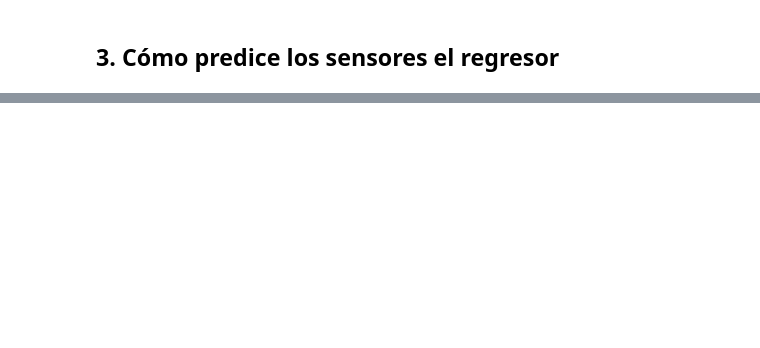
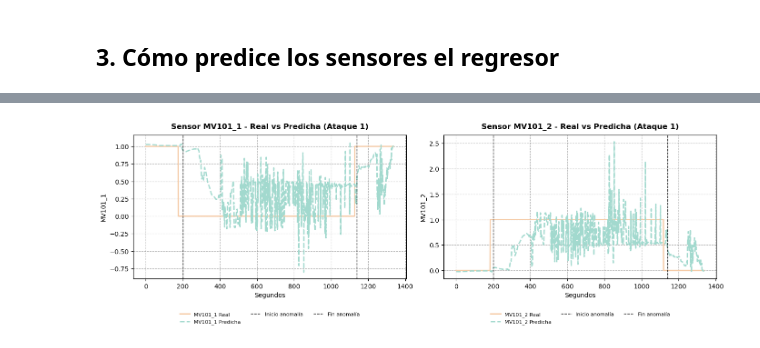
Before and after one commit to Osss04/TrabajoFinGrado, a Jupyter notebook: Creación Modelo/Libretas/Estudio_Salida_del_Modelo.ipynb, the cells around one changed output, grey strips where cells are left out. Cells and saved outputs as stored; diff of their text form; code cells hidden in the pictures; blank space fills up the shorter version.

```diff
--- a/Creación Modelo/Libretas/Estudio_Salida_del_Modelo.ipynb
+++ b/Creación Modelo/Libretas/Estudio_Salida_del_Modelo.ipynb
@@ -14,10 +14,10 @@ salida_modelo = pd.read_csv("salida_modelo.csv")
 #se carga también el test
 test = pd.read_csv("test.csv")
 # %%
-#el modelo tarda 130 filas (segundos) en empezar a predecir, por eso quitamos las primeras 130 filas
+#el modelo tarda 130 filas (segundos) en empezar a predecir, por eso se quitan las primeras 130 filas
 #del test (para que tengan el mismo número de filas)
 
-test = test.iloc[130:]
+#test = test.iloc[130:]
 y_test = test["Normal/Attack"].to_numpy()
 y_test
 # %% [output]
@@ -254,0 +150,68 @@ plt.show()
+# %%
+#ATAQUE 1
+
+#configuración de tiempo
+inicio_dataset = datetime.strptime("28/12/2015 10:00:00", "%d/%m/%Y %H:%M:%S")
+inicio_ataque1 = datetime.strptime("28/12/2015 10:29:14", "%d/%m/%Y %H:%M:%S")
+fin_ataque1 = datetime.strptime("28/12/2015 10:44:53", "%d/%m/%Y %H:%M:%S")
+
+#índices globales
+idx_inicio_ataque = int((inicio_ataque1 - inicio_dataset).total_seconds())
+idx_fin_ataque = int((fin_ataque1 - inicio_dataset).total_seconds())
+
+#ventana +-200s
+start = idx_inicio_ataque - 200
+end = idx_fin_ataque + 200
+
+#offset del modelo
+offset_modelo = 130
+df_real = test.iloc[start:end]
+df_predicha = salida_modelo.iloc[start - offset_modelo : end - offset_modelo].copy()
+
+#resetear índices para alinear con ventana
+df_real = df_real.reset_index(drop=True)
+df_predicha = df_predicha.reset_index(drop=True)
+
+#índices relativos (dentro del gráfico) para marcar inicio y fin del ataque
+x_inicio_anomalia = idx_inicio_ataque - start
+x_fin_anomalia = idx_fin_ataque - start
+
+#buscar primera detección de anomalía en la ventana (ajustada por offset)
+anomalias = salida_modelo["Anomalía"].iloc[start - offset_modelo : end - offset_modelo].reset_index(drop=True)
+indices_anomalia = anomalias[anomalias == 1].index
+primer_anomalia = indices_anomalia[0] if not indices_anomalia.empty else None
+
+#columnas a graficar
+columnas = [
+    'MV101_1', 'MV101_2']
+
+#gráfico
+num_filas = (len(columnas) + 1) // 2
+plt.figure(figsize=(14, num_filas * 5))
+colores = ['#f5cba7','#a2d9ce']
+
+for i, columna in enumerate(columnas):
+    plt.subplot(num_filas, 2, i + 1)
+    plt.plot(df_real[columna], label=f'{columna} Real', color=colores[0], linewidth=2)
+    plt.plot(df_predicha[columna], label=f'{columna} Predicha', color=colores[1], linestyle='--', linewidth=2)
+
+    #líneas negras: inicio y fin del ataque (relativas a la ventana)
+    plt.axvline(x=x_inicio_anomalia, color='black', linestyle='--', label='Inicio anomalía', linewidth=1)
+    plt.axvline(x=x_fin_anomalia, color='black', linestyle='--', label='Fin anomalía', linewidth=1)
+    plt.title(f'Sensor {columna} - Real vs Predicha (Ataque 1)', fontsize=12, fontweight='bold', pad=10)
+    plt.xlabel('Segundos', fontsize=10)
+    plt.ylabel(columna, fontsize=10)
+    plt.legend(
+        loc='lower center',
+        bbox_to_anchor=(0.5, -0.35),
+        fontsize=8,
+        frameon=False,
+        ncol=3
+    )
+    plt.grid(True, linestyle='--', alpha=0.6, color='gray')
+
+plt.tight_layout()
+plt.savefig("ataque1.pdf", format='pdf')
+plt.show()
+# %% [output]
+[figure, added]
```
Also changed, not shown: parts of 19 cells of this notebook.
